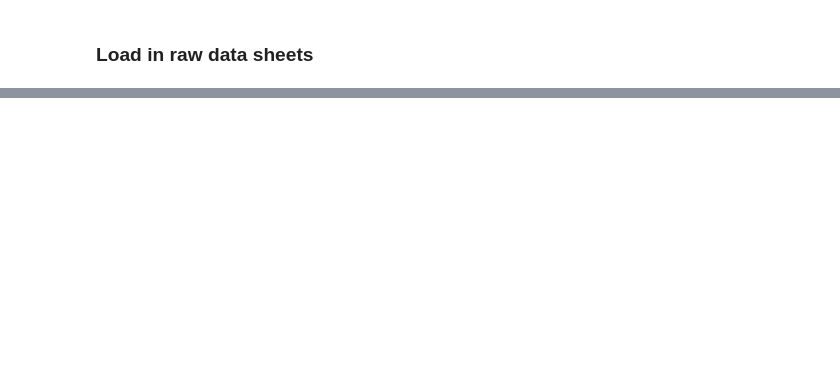
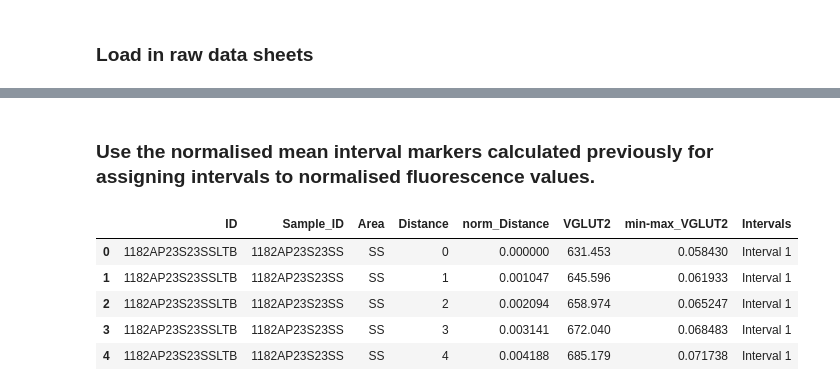
Before and after one commit to Fenlon-Suarez-Lab/histology-analyses, a Jupyter notebook: Suarez-VGLUT2-2023/VGLUT2-analysis-notebook.ipynb, the cells around one changed output, grey strips where cells are left out. Saved outputs shown, nothing was run; the diff lists cells and outputs as text; code cells hidden in the pictures; blank space fills up the shorter version.

```diff
--- a/Suarez-VGLUT2-2023/VGLUT2-analysis-notebook.ipynb
+++ b/Suarez-VGLUT2-2023/VGLUT2-analysis-notebook.ipynb
@@ -170,0 +251,13 @@ normed_markers
+# %% [markdown]
+### Use the normalised mean interval markers calculated previously for assigning intervals to normalised fluorescence values.
+# %%
+intervals = get_intervals(interpolated_df['norm_Distance'].values,mean_normed_markers)
+new_interpolated_df = interpolated_df.assign(Intervals=intervals)
+new_interpolated_df.head()
+# %% [output]
+|  | ID | Sample_ID | Area | Distance | norm_Distance | VGLUT2 | min-max_VGLUT2 | Intervals |
+| 0 | 1182AP23S23SSLTB | 1182AP23S23SS | SS | 0 | 0.000000 | 631.453 | 0.058430 | Interval 1 |
+| 1 | 1182AP23S23SSLTB | 1182AP23S23SS | SS | 1 | 0.001047 | 645.596 | 0.061933 | Interval 1 |
+| 2 | 1182AP23S23SSLTB | 1182AP23S23SS | SS | 2 | 0.002094 | 658.974 | 0.065247 | Interval 1 |
+| 3 | 1182AP23S23SSLTB | 1182AP23S23SS | SS | 3 | 0.003141 | 672.040 | 0.068483 | Interval 1 |
+| 4 | 1182AP23S23SSLTB | 1182AP23S23SS | SS | 4 | 0.004188 | 685.179 | 0.071738 | Interval 1 |
```
Also changed, not shown: parts of 10 cells of this notebook.
